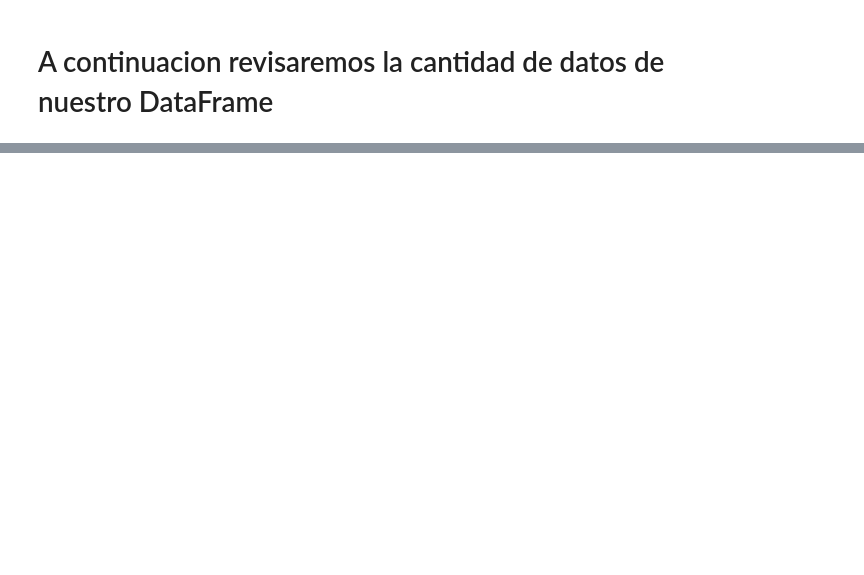
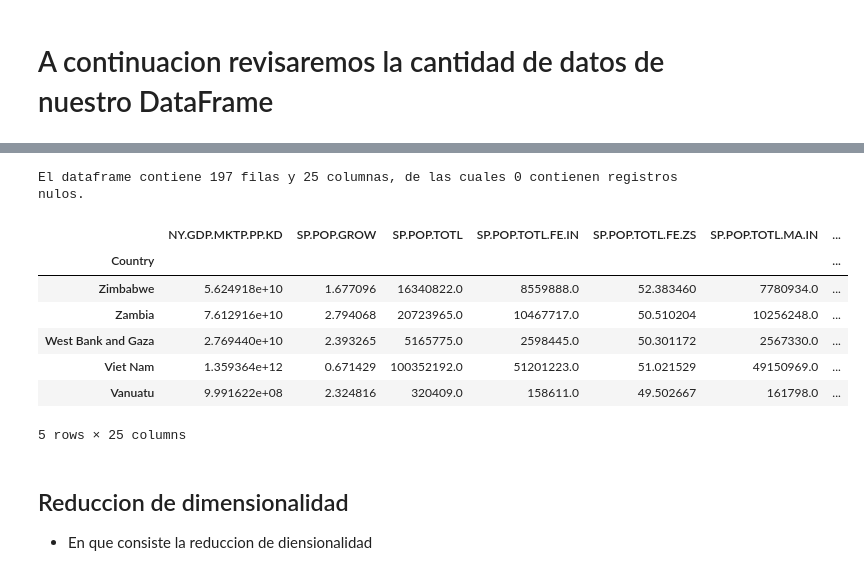
Before and after one commit to cristiancarcamo-netizen/Portafolio, a Jupyter notebook: World_bank.ipynb, the cells around one changed output, grey strips where cells are left out. Drawn from its saved outputs; the diff is of its cells as text; code cells hidden in the pictures; blank space fills up the shorter version.

```diff
--- a/World_bank.ipynb
+++ b/World_bank.ipynb
@@ -197,0 +204,5 @@ El dataframe contiene 197 filas y 36 columnas, de las cuales 24 contienen regist
+# %%
+paises_wb=paises_wb_raw
+# %%
+# Guardar nombre de paises como indice
+paises_wb.index = paises_wb_raw['Country']
@@ -197,0 +237,15 @@ El dataframe contiene 197 filas y 36 columnas, de las cuales 24 contienen regist
+# %%
+print(f'El dataframe contiene {paises_wb.shape[0]} filas y {paises_wb.shape[1]} columnas, de las cuales {len(paises_wb.isna().sum()[paises_wb.isna().mean()>0].index)} contienen registros nulos.')
+# %% [output]
+El dataframe contiene 197 filas y 25 columnas, de las cuales 0 contienen registros nulos.
+# %%
+paises_wb.head()
+# %% [output]
+|  | NY.GDP.MKTP.PP.KD | SP.POP.GROW | SP.POP.TOTL | SP.POP.TOTL.FE.IN | SP.POP.TOTL.FE.ZS | SP.POP.TOTL.MA.IN | ... |
+| Country |  |  |  |  |  |  | ... |
+| Zimbabwe | 5.624918e+10 | 1.677096 | 16340822.0 | 8559888.0 | 52.383460 | 7780934.0 | ... |
+| Zambia | 7.612916e+10 | 2.794068 | 20723965.0 | 10467717.0 | 50.510204 | 10256248.0 | ... |
+| West Bank and Gaza | 2.769440e+10 | 2.393265 | 5165775.0 | 2598445.0 | 50.301172 | 2567330.0 | ... |
+| Viet Nam | 1.359364e+12 | 0.671429 | 100352192.0 | 51201223.0 | 51.021529 | 49150969.0 | ... |
+| Vanuatu | 9.991622e+08 | 2.324816 | 320409.0 | 158611.0 | 49.502667 | 161798.0 | ... |
+5 rows × 25 columns
@@ -197,0 +255,4 @@ El dataframe contiene 197 filas y 36 columnas, de las cuales 24 contienen regist
+# %% [markdown]
+## Reduccion de dimensionalidad
+
+- En que consiste la reduccion de diensionalidad
```
Also changed, not shown: parts of 19 cells of this notebook.
